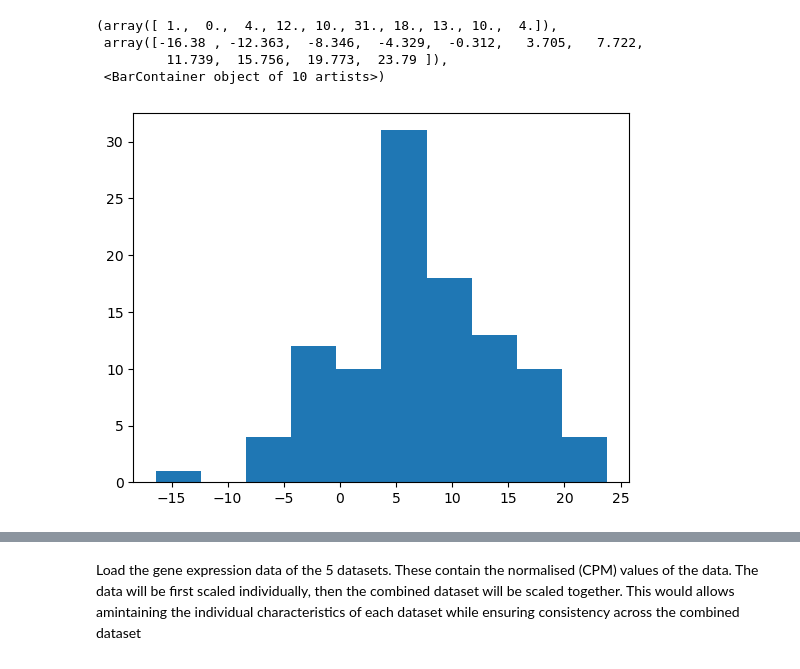
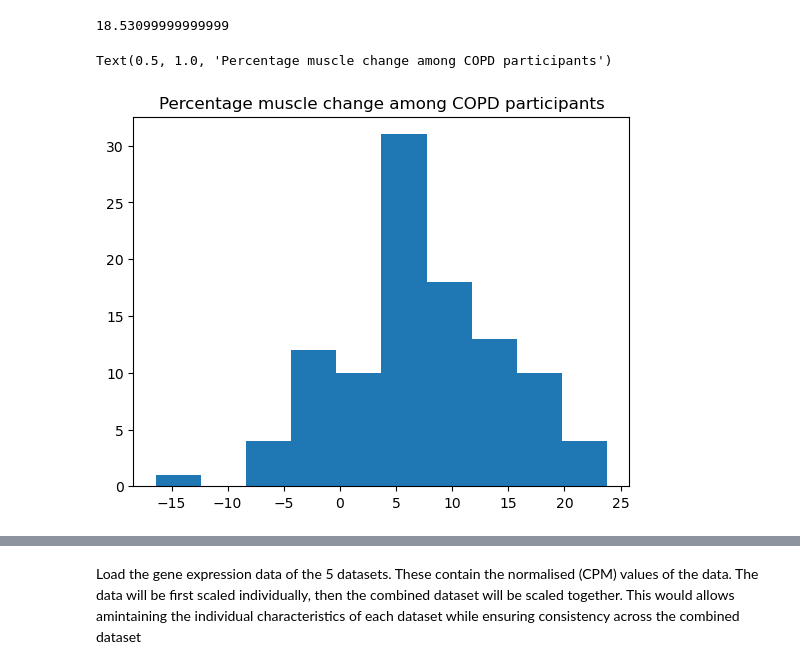
Before and after one commit to phoebemma/ML_paper, a Jupyter notebook: data_preprocessing.ipynb, the cells around one changed output, grey strips where cells are left out. Drawn from its saved outputs; the diff is of its cells as text; code cells hidden in the pictures.

```diff
--- a/data_preprocessing.ipynb
+++ b/data_preprocessing.ipynb
@@ -20,22 +20,7 @@ def response_category(df):
     """
     if (df["scaled_pct_change"] >= 0.75):
         return "High_responder"
-    if  (df["pct_muscle_change"] > 0 and df["scaled_pct_change"] < 0.75 ):
+    if  (df["pct_muscle_change"] > 1 and df["scaled_pct_change"] < 0.75 ):
         return "Average_responder"
-    if ( df["pct_muscle_change"] <= 0):
+    if ( df["pct_muscle_change"] < 1):
         return "No_responder"
-# %%
-# Load the COPD metadata and convert to pandas dataframe,,,,,,
-copd_metadata = pyreadr.read_r("./COPD/copd_metadata.RDS")
-copd_metadata = copd_metadata[None]
-
-# scale participants based on their percentage change muscle
-# Initialize the scaler
-scaler = MinMaxScaler()
-copd_metadata["scaled_pct_change"] = scaler.fit_transform(copd_metadata[["pct_muscle_change"]])
-
-#categorise participants based on percentage muscle change
-copd_metadata["category"] = copd_metadata.apply(response_category, axis = 1)
-copd_metadata = copd_metadata[["study", "participant", "sex", "seq_sample_id", "age", "BMI", "pct_muscle_change",
-                               "scaled_pct_change", "category", "volume", "condition"]]
-copd_metadata
@@ -55,0 +27,7 @@ copd_metadata
+# %%
+
+# A function that scales the percentage change based on volume and group of exercise
+def scale_within_group(group):
+    scaler = MinMaxScaler()
+    group['scaled_pct_change'] = scaler.fit_transform(group[['pct_muscle_change']])
+    return group
@@ -55,0 +76,3 @@ copd_metadata
+# %%
+copd_metadata = process_metadata("./COPD/copd_metadata.RDS", 1.2)
+copd_metadata
@@ -56,8 +93,10 @@ copd_metadata
+# %%
+np.percentile(copd_metadata["pct_muscle_change"], 95)
+# %% [output]
+18.53099999999999
 # %%
 plt.hist(copd_metadata["pct_muscle_change"])
+plt.title("Percentage muscle change among COPD participants")
 # %% [output]
-(array([ 1.,  0.,  4., 12., 10., 31., 18., 13., 10.,  4.]),
- array([-16.38 , -12.363,  -8.346,  -4.329,  -0.312,   3.705,   7.722,
-         11.739,  15.756,  19.773,  23.79 ]),
- <BarContainer object of 10 artists>)
+Text(0.5, 1.0, 'Percentage muscle change among COPD participants')
-[figure, old version]
+[figure, new version]
```
Also changed, not shown: parts of 55 cells of this notebook, 3 other files.
